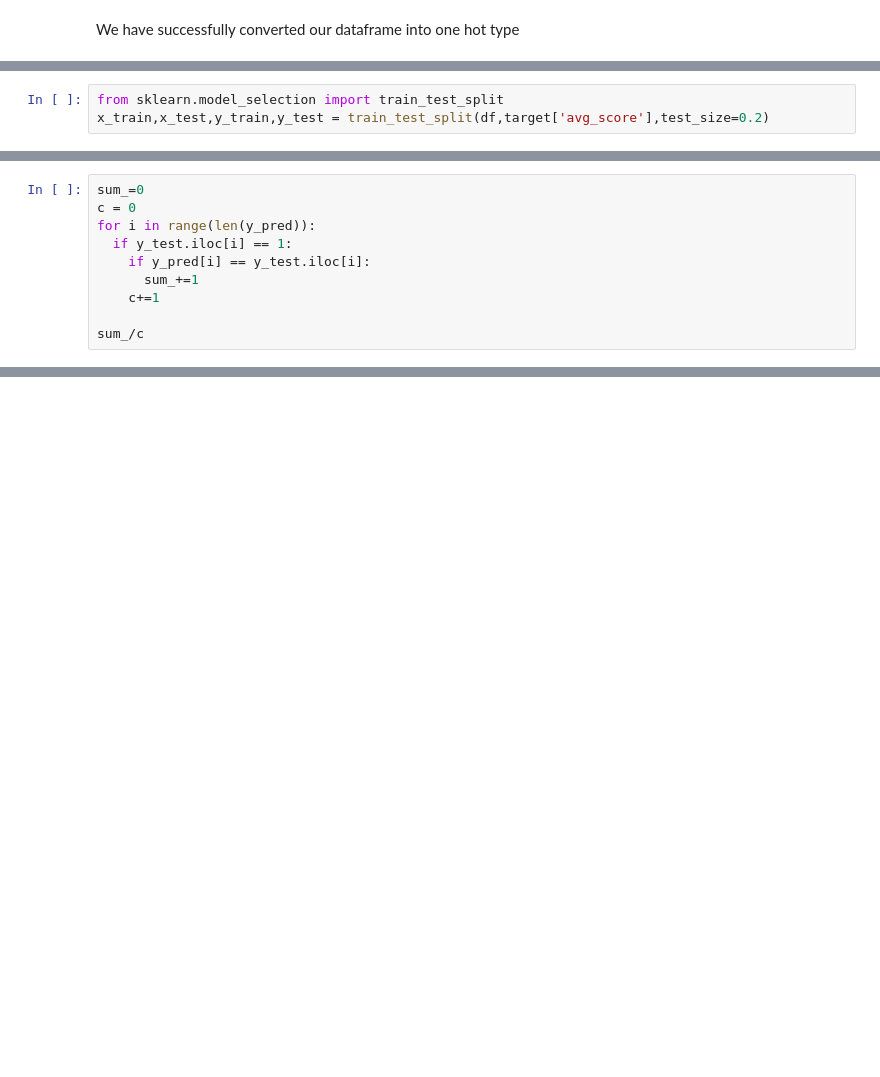
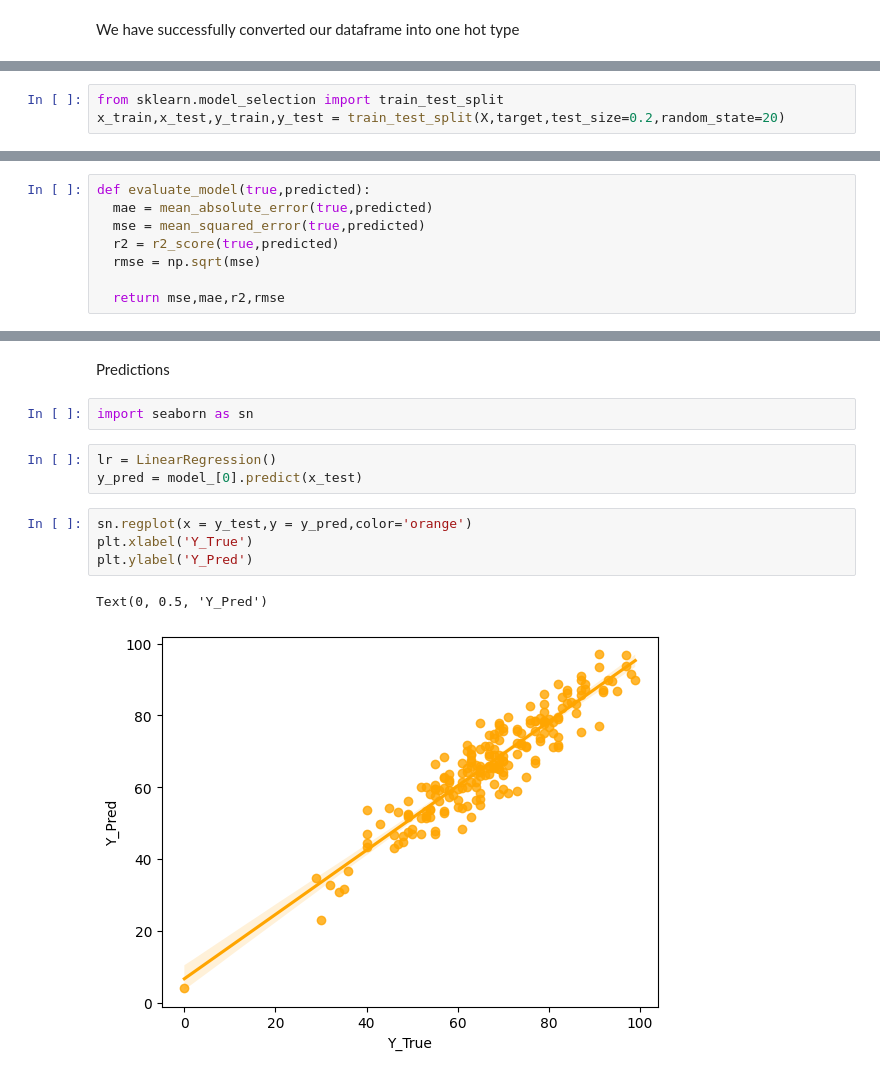
Before and after one commit to Rajadurai-CSE/End-to-End-Ml-project, a Jupyter notebook: notebook/model.ipynb, the cells around one changed output, grey strips where cells are left out. Saved outputs shown, nothing was run; the diff lists cells and outputs as text; blank space fills up the shorter version.

```diff
--- a/notebook/model.ipynb
+++ b/notebook/model.ipynb
@@ -69,3 +85,3 @@ target[target['avg_score']>=50] = 0
 # %%
 from sklearn.model_selection import train_test_split
-x_train,x_test,y_train,y_test = train_test_split(df,target['avg_score'],test_size=0.2)
+x_train,x_test,y_train,y_test = train_test_split(X,target,test_size=0.2,random_state=20)
@@ -167,10 +87,0 @@ y_pred = gsv.best_estimator_.predict(x_test)
-# %%
-sum_=0
-c = 0
-for i in range(len(y_pred)):
-  if y_test.iloc[i] == 1:
-    if y_pred[i] == y_test.iloc[i]:
-      sum_+=1
-    c+=1
-
-sum_/c
@@ -178,0 +96,8 @@ sum_/c
+# %%
+def evaluate_model(true,predicted):
+  mae = mean_absolute_error(true,predicted)
+  mse = mean_squared_error(true,predicted)
+  r2 = r2_score(true,predicted)
+  rmse = np.sqrt(mse)
+
+  return mse,mae,r2,rmse
@@ -178,0 +189,14 @@ sum_/c
+# %% [markdown]
+Predictions
+# %%
+import seaborn as sn
+# %%
+lr = LinearRegression()
+y_pred = model_[0].predict(x_test)
+# %%
+sn.regplot(x = y_test,y = y_pred,color='orange')
+plt.xlabel('Y_True')
+plt.ylabel('Y_Pred')
+# %% [output]
+Text(0, 0.5, 'Y_Pred')
+[figure, added]
```
Also changed, not shown: parts of 35 cells of this notebook, 24 other files.
